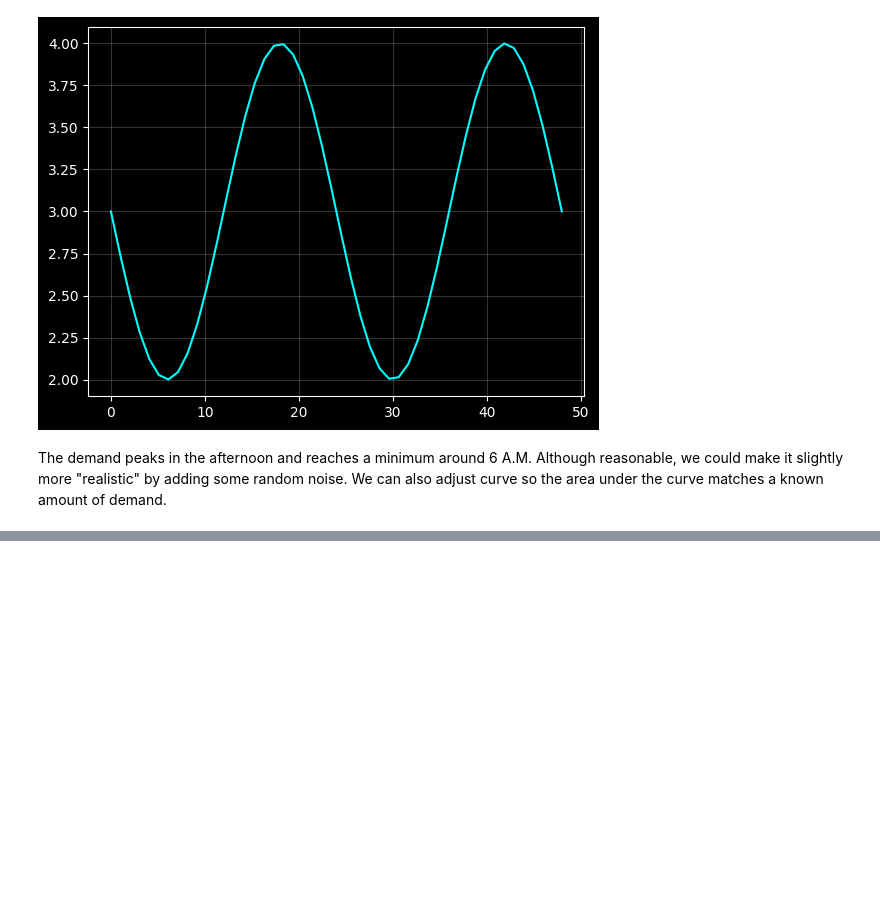
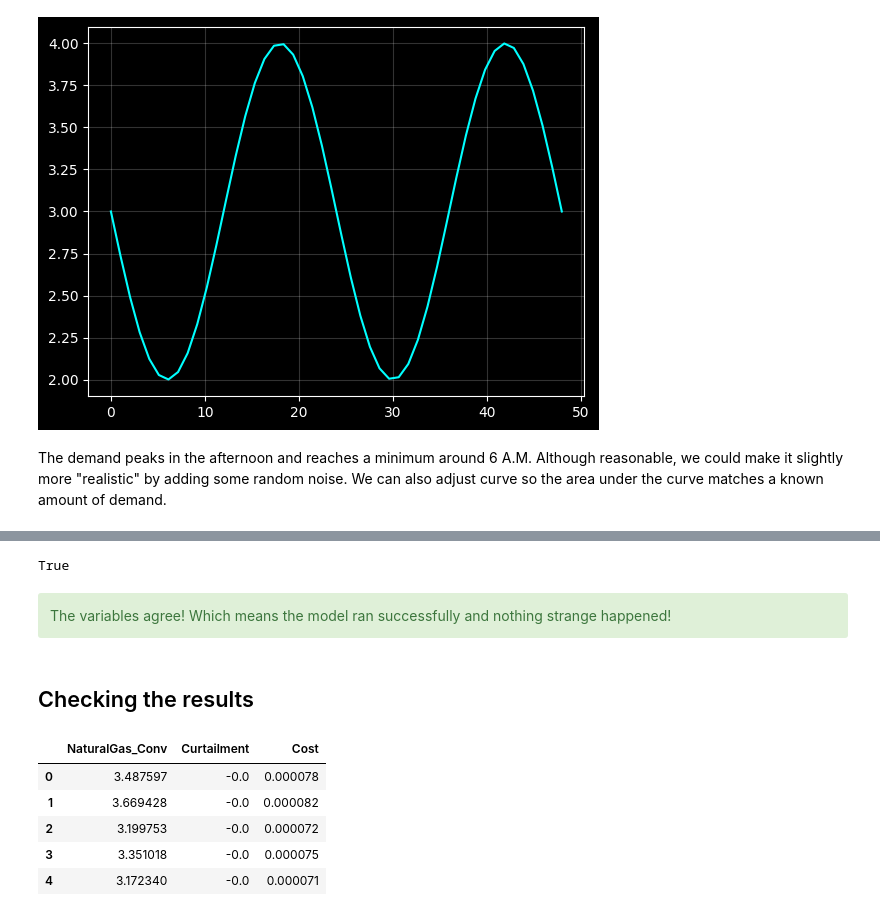
Before and after one commit to arfc/osier, a Jupyter notebook: docs/source/examples/dispatch_tutorial.ipynb, the cells around one changed output, grey strips where cells are left out. Saved outputs shown, nothing was run; the diff lists cells and outputs as text; code cells hidden in the pictures; blank space fills up the shorter version.

```diff
--- a/docs/source/examples/dispatch_tutorial.ipynb
+++ b/docs/source/examples/dispatch_tutorial.ipynb
@@ -102,0 +126,23 @@ ApplicationError: Solver (cbc) did not exit normally
+# %%
+tol = 1e-6
+np.isclose((model.objective / total_demand),
+           model.technology_list[0].variable_cost,
+           rtol=tol)
+# %% [output]
+True
+# %% [markdown]
+<div class='alert alert-block alert-success'>
+The variables agree! Which means the model ran successfully and nothing strange happened!
+</div>
+# %% [markdown]
+## Checking the results
+# %%
+# show the first 5 hours of the system.
+model.results.head()
+# %% [output]
+|  | NaturalGas_Conv | Curtailment | Cost |
+| 0 | 3.487597 | -0.0 | 0.000078 |
+| 1 | 3.669428 | -0.0 | 0.000082 |
+| 2 | 3.199753 | -0.0 | 0.000072 |
+| 3 | 3.351018 | -0.0 | 0.000075 |
+| 4 | 3.172340 | -0.0 | 0.000071 |
```
Also changed, not shown: parts of 7 cells of this notebook.
